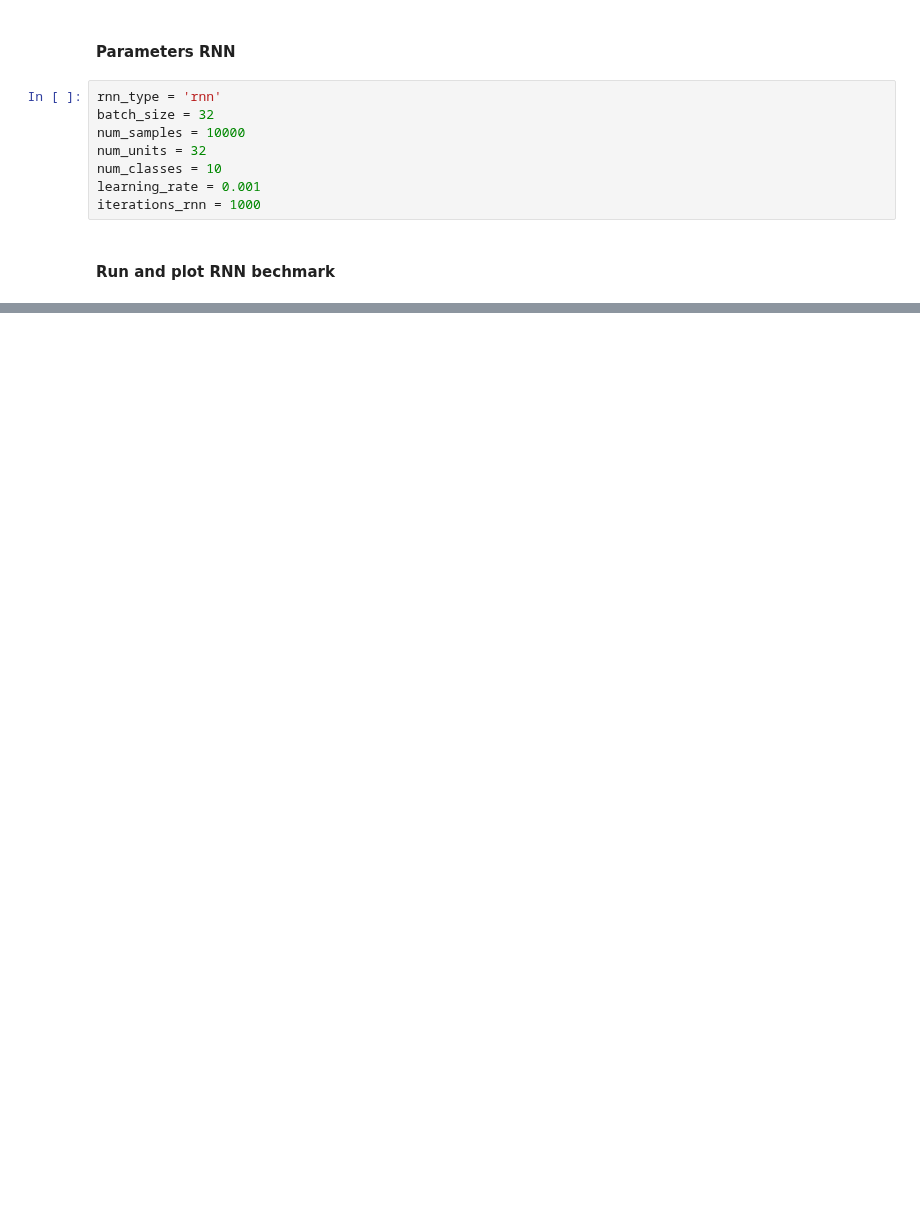
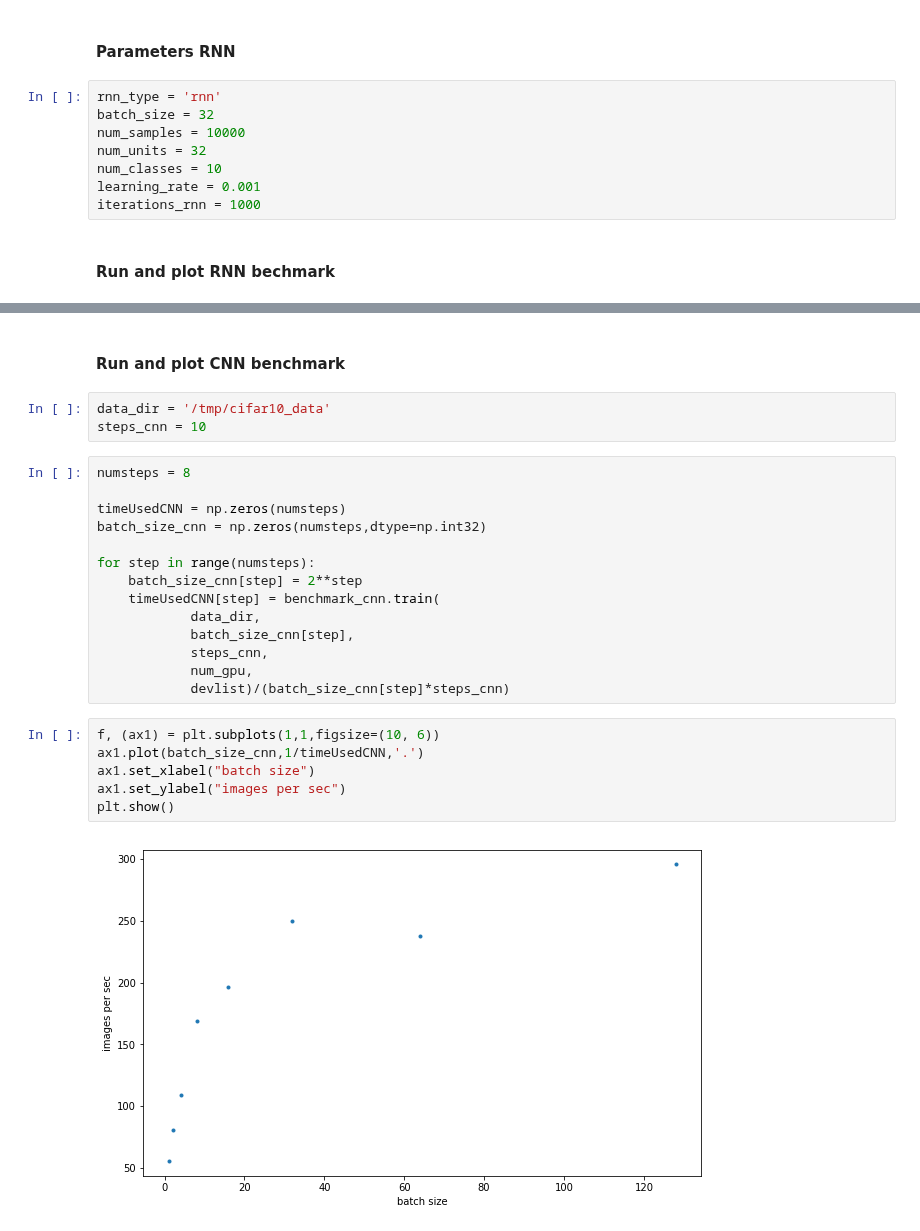
Before and after one commit to danjust/MLbenchmark, a Jupyter notebook: benchmarks_tensorflow.ipynb, the cells around one changed output, grey strips where cells are left out. Cells and saved outputs as stored; diff of their text form; blank space fills up the shorter version.

```diff
--- a/benchmarks_tensorflow.ipynb
+++ b/benchmarks_tensorflow.ipynb
@@ -113,0 +128,27 @@ plt.show()
+# %% [markdown]
+#### Run and plot CNN benchmark
+# %%
+data_dir = '/tmp/cifar10_data'
+steps_cnn = 10
+# %%
+numsteps = 8
+
+timeUsedCNN = np.zeros(numsteps)
+batch_size_cnn = np.zeros(numsteps,dtype=np.int32)
+
+for step in range(numsteps):
+    batch_size_cnn[step] = 2**step
+    timeUsedCNN[step] = benchmark_cnn.train(
+            data_dir,
+            batch_size_cnn[step],
+            steps_cnn,
+            num_gpu,
+            devlist)/(batch_size_cnn[step]*steps_cnn)
+# %%
+f, (ax1) = plt.subplots(1,1,figsize=(10, 6))
+ax1.plot(batch_size_cnn,1/timeUsedCNN,'.')
+ax1.set_xlabel("batch size")
+ax1.set_ylabel("images per sec")
+plt.show()
+# %% [output]
+[figure, added]
```
Also changed, not shown: parts of 8 cells of this notebook.
